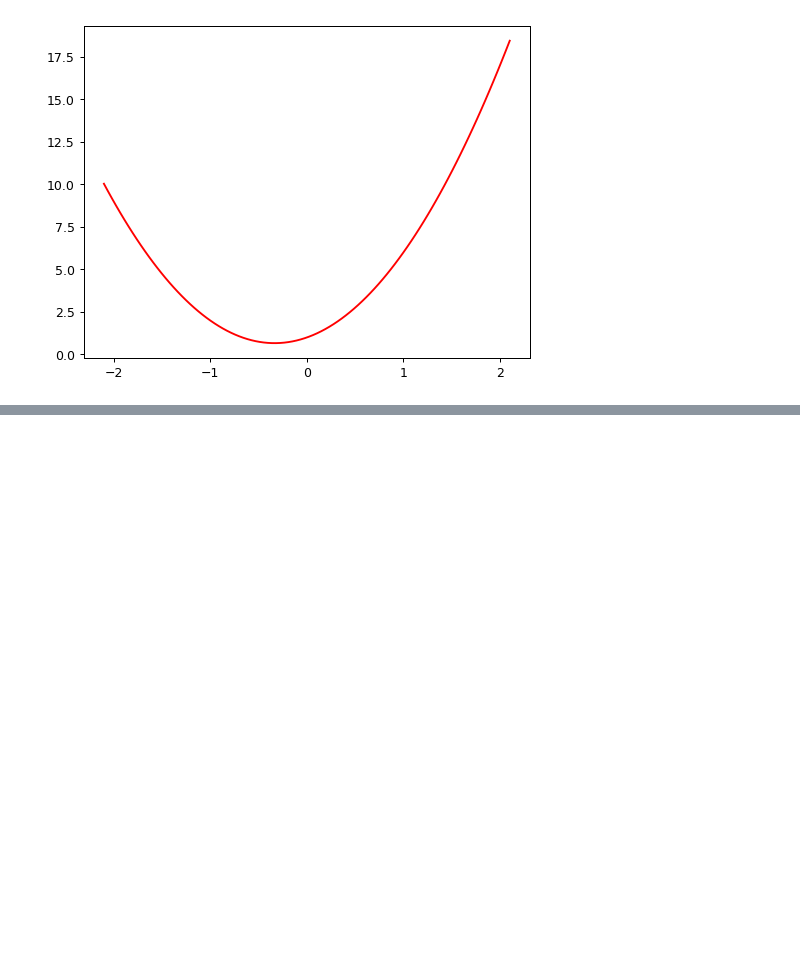
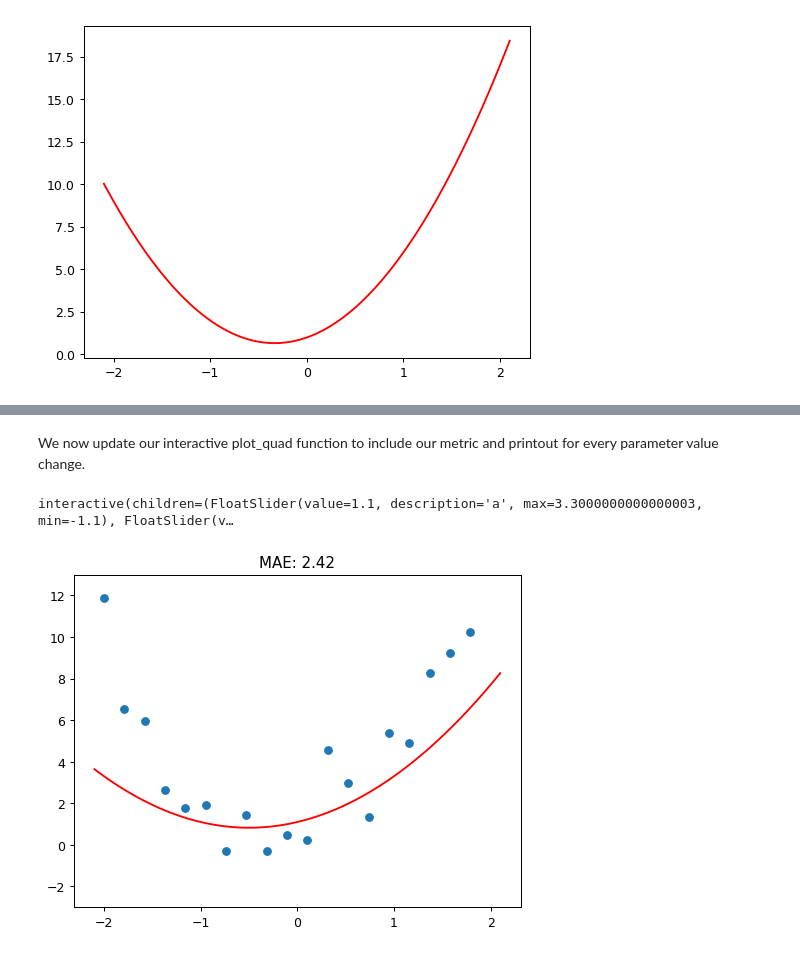
Before and after one commit to rubanzasilva/nn_scratch, a Jupyter notebook: nn_scratch.ipynb, the cells around one changed output, grey strips where cells are left out. Cells and saved outputs as stored; diff of their text form; code cells hidden in the pictures; blank space fills up the shorter version.

```diff
--- a/nn_scratch.ipynb
+++ b/nn_scratch.ipynb
@@ -44,0 +102,15 @@ plot_function(f2)
+# %%
+def mae(preds,targets):
+  return (torch.abs(preds-targets)).mean()
+# %% [markdown]
+We now update our interactive plot_quad function to include our metric and printout for every parameter value change.
+# %%
+@interact(a=1.1, b=1.1, c=1.1)
+def plot_quad(a, b, c):
+    f = mk_quad(a,b,c)
+    plt.scatter(x,y)
+    loss = mae(f(x),y)
+    plot_function(mk_quad(a,b,c), ylim=(-3,13), title=f"MAE: {loss:.2f}")
+# %% [output]
+interactive(children=(FloatSlider(value=1.1, description='a', max=3.3000000000000003, min=-1.1), FloatSlider(v…
+[figure, added]
```
Also changed, not shown: parts of 42 cells of this notebook.
